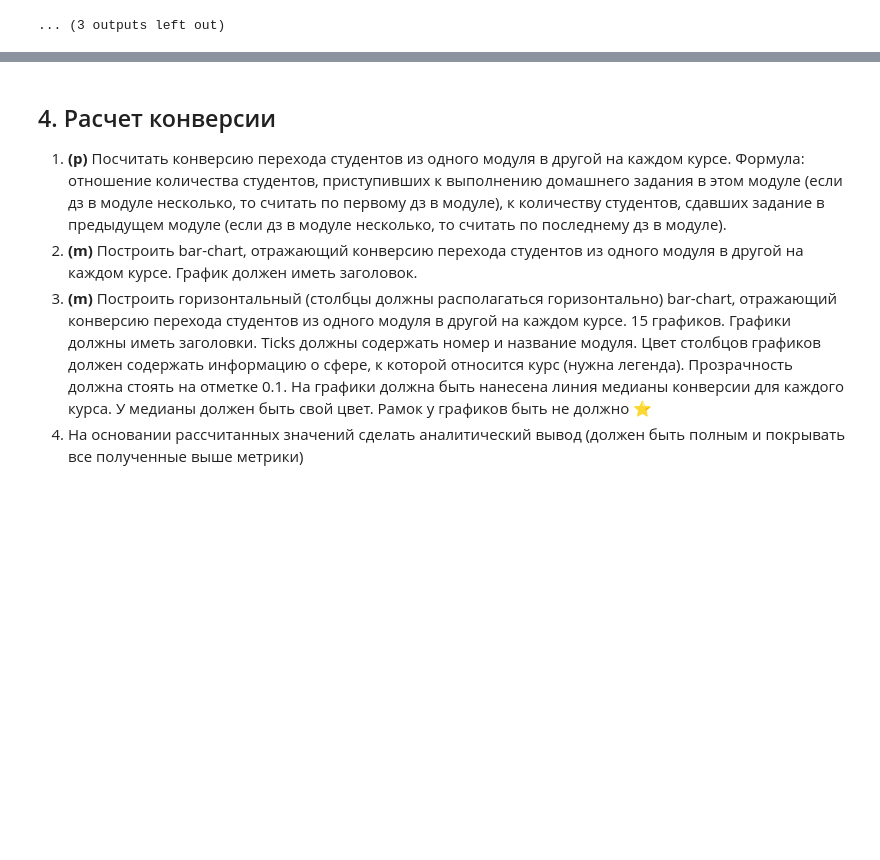
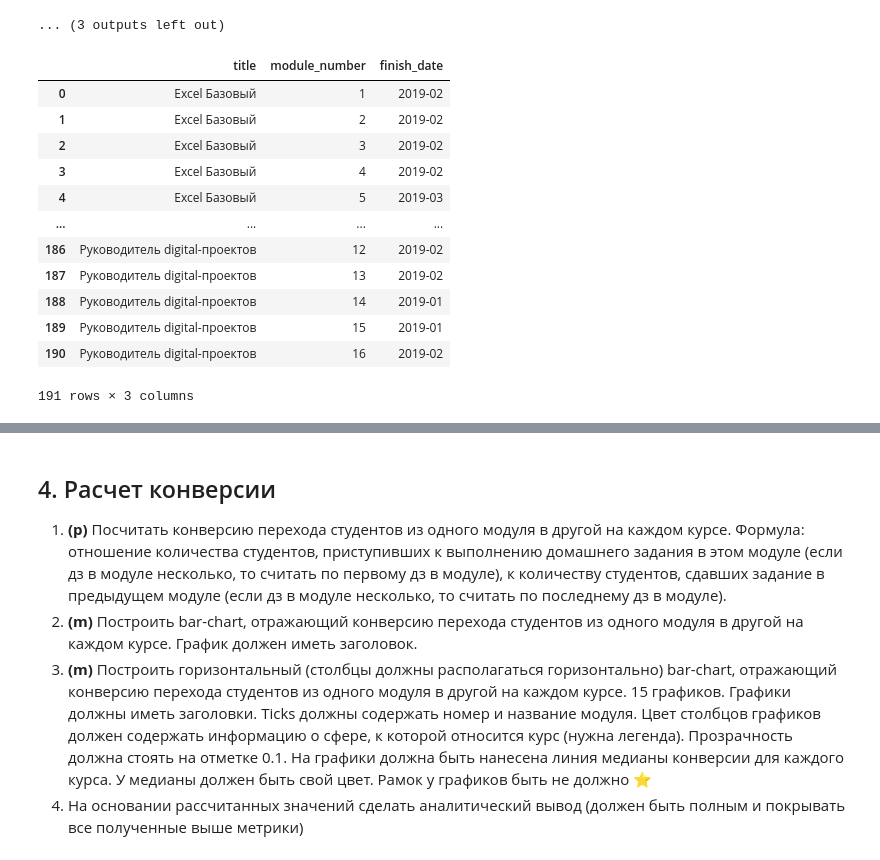
Before and after one commit to SergioKramer/Course_Analyst, a Jupyter notebook: Coursework_analytics_1_kramer.ipynb, the cells around one changed output, grey strips where cells are left out. Drawn from its saved outputs; the diff is of its cells as text; code cells hidden in the pictures; blank space fills up the shorter version.

```diff
--- a/Coursework_analytics_1_kramer.ipynb
+++ b/Coursework_analytics_1_kramer.ipynb
@@ -437,3 +439,22 @@ for course in courses:
 [figure]
 [figure]
 ... (3 outputs left out)
+# %%
+# Данные по сезонности для каждого курса.
+
+hw4 = hw2.groupby(['title', 'module_number'])['finish_date'].median().reset_index()
+hw4
+# %% [output]
+|  | title | module_number | finish_date |
+| 0 | Excel Базовый | 1 | 2019-02 |
+| 1 | Excel Базовый | 2 | 2019-02 |
+| 2 | Excel Базовый | 3 | 2019-02 |
+| 3 | Excel Базовый | 4 | 2019-02 |
+| 4 | Excel Базовый | 5 | 2019-03 |
+| ... | ... | ... | ... |
+| 186 | Руководитель digital-проектов | 12 | 2019-02 |
+| 187 | Руководитель digital-проектов | 13 | 2019-02 |
+| 188 | Руководитель digital-проектов | 14 | 2019-01 |
+| 189 | Руководитель digital-проектов | 15 | 2019-01 |
+| 190 | Руководитель digital-проектов | 16 | 2019-02 |
+191 rows × 3 columns
```
Also changed, not shown: parts of 7 cells of this notebook.
